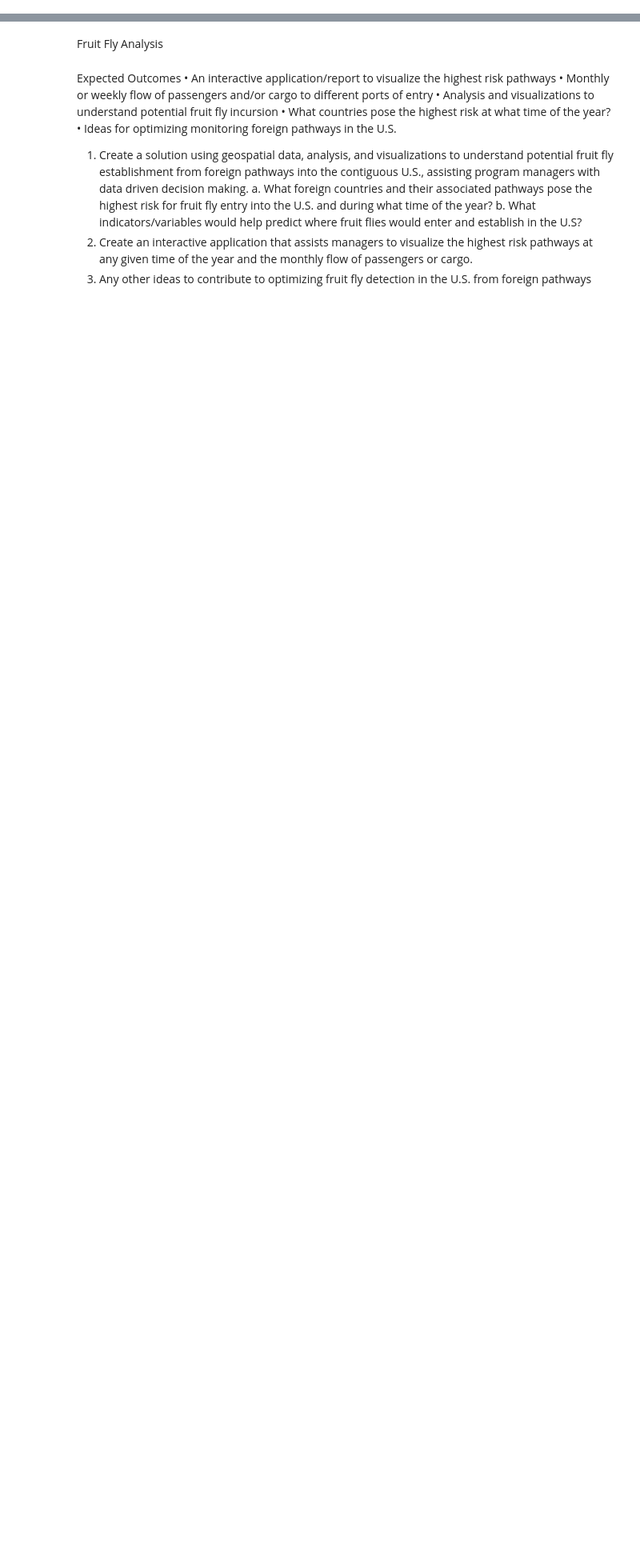
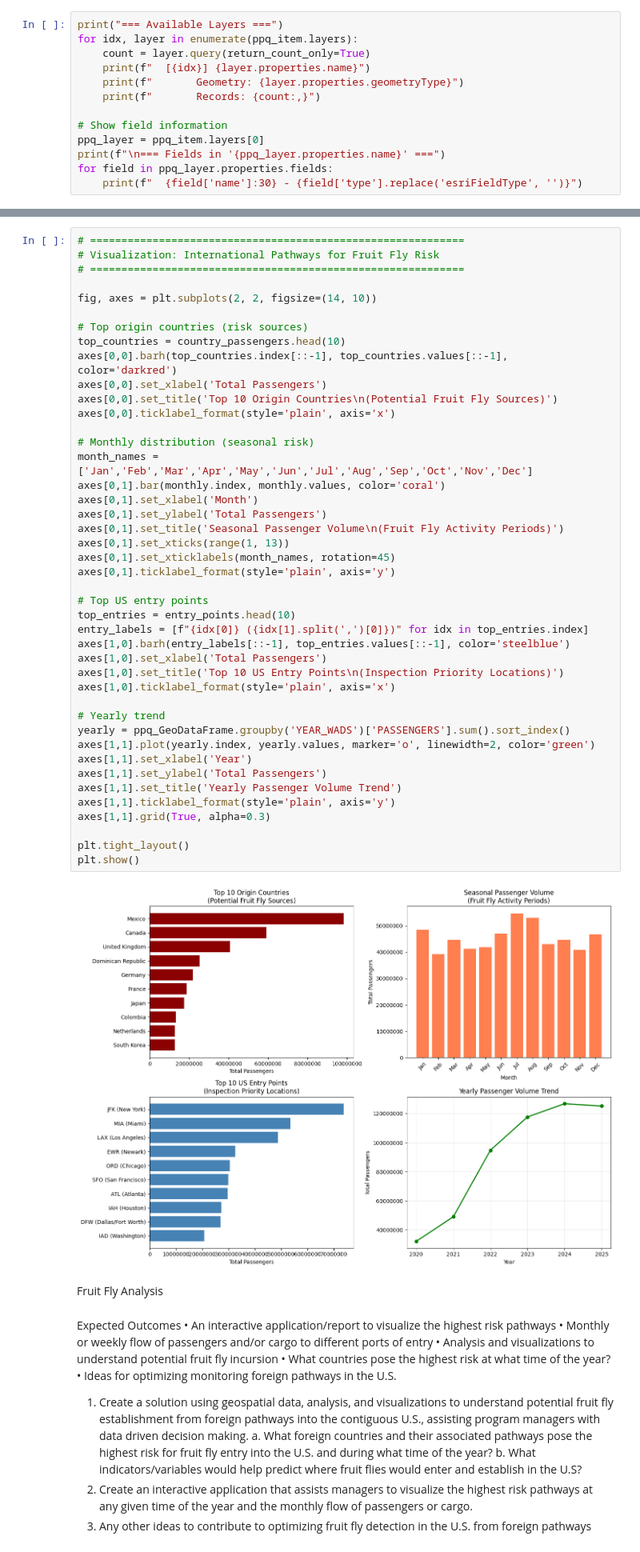
Before and after one commit to BryantScottCSU/CSU-NASA-USDA-Hackathon-2026, a Jupyter notebook: notebook/fruitFlyAnalysis.ipynb, the cells around one changed output, grey strips where cells are left out. Shown at 80% size. Cells and saved outputs as stored; diff of their text form; blank space fills up the shorter version.

Commit message:
DownloadInboundFlightsDataAndStructureIntoGeoDataFrameAndPlotBasicGraphs

```diff
--- a/notebook/fruitFlyAnalysis.ipynb
+++ b/notebook/fruitFlyAnalysis.ipynb
@@ -11,0 +43,13 @@ import time
+# %%
+print("=== Available Layers ===")
+for idx, layer in enumerate(ppq_item.layers):
+    count = layer.query(return_count_only=True)
+    print(f"  [{idx}] {layer.properties.name}")
+    print(f"       Geometry: {layer.properties.geometryType}")
+    print(f"       Records: {count:,}")
+
+# Show field information
+ppq_layer = ppq_item.layers[0]
+print(f"\n=== Fields in '{ppq_layer.properties.name}' ===")
+for field in ppq_layer.properties.fields:
+    print(f"  {field['name']:30} - {field['type'].replace('esriFieldType', '')}")
@@ -12,3 +253,48 @@ import time
+# %%
+# ============================================================
+# Visualization: International Pathways for Fruit Fly Risk
+# ============================================================
+
+fig, axes = plt.subplots(2, 2, figsize=(14, 10))
+
+# Top origin countries (risk sources)
+top_countries = country_passengers.head(10)
+axes[0,0].barh(top_countries.index[::-1], top_countries.values[::-1], color='darkred')
+axes[0,0].set_xlabel('Total Passengers')
+axes[0,0].set_title('Top 10 Origin Countries\n(Potential Fruit Fly Sources)')
+axes[0,0].ticklabel_format(style='plain', axis='x')
+
+# Monthly distribution (seasonal risk)
+month_names = ['Jan','Feb','Mar','Apr','May','Jun','Jul','Aug','Sep','Oct','Nov','Dec']
+axes[0,1].bar(monthly.index, monthly.values, color='coral')
+axes[0,1].set_xlabel('Month')
+axes[0,1].set_ylabel('Total Passengers')
+axes[0,1].set_title('Seasonal Passenger Volume\n(Fruit Fly Activity Periods)')
+axes[0,1].set_xticks(range(1, 13))
+axes[0,1].set_xticklabels(month_names, rotation=45)
+axes[0,1].ticklabel_format(style='plain', axis='y')
+
+# Top US entry points
+top_entries = entry_points.head(10)
+entry_labels = [f"{idx[0]} ({idx[1].split(',')[0]})" for idx in top_entries.index]
+axes[1,0].barh(entry_labels[::-1], top_entries.values[::-1], color='steelblue')
+axes[1,0].set_xlabel('Total Passengers')
+axes[1,0].set_title('Top 10 US Entry Points\n(Inspection Priority Locations)')
+axes[1,0].ticklabel_format(style='plain', axis='x')
+
+# Yearly trend
+yearly = ppq_GeoDataFrame.groupby('YEAR_WADS')['PASSENGERS'].sum().sort_index()
+axes[1,1].plot(yearly.index, yearly.values, marker='o', linewidth=2, color='green')
+axes[1,1].set_xlabel('Year')
+axes[1,1].set_ylabel('Total Passengers')
+axes[1,1].set_title('Yearly Passenger Volume Trend')
+axes[1,1].ticklabel_format(style='plain', axis='y')
+axes[1,1].grid(True, alpha=0.3)
+
+plt.tight_layout()
+plt.show()
+# %% [output]
+[figure, added]
 # %% [markdown]
 Fruit Fly Analysis
 # %% [markdown]
```
Also changed, not shown: parts of 8 cells of this notebook.
